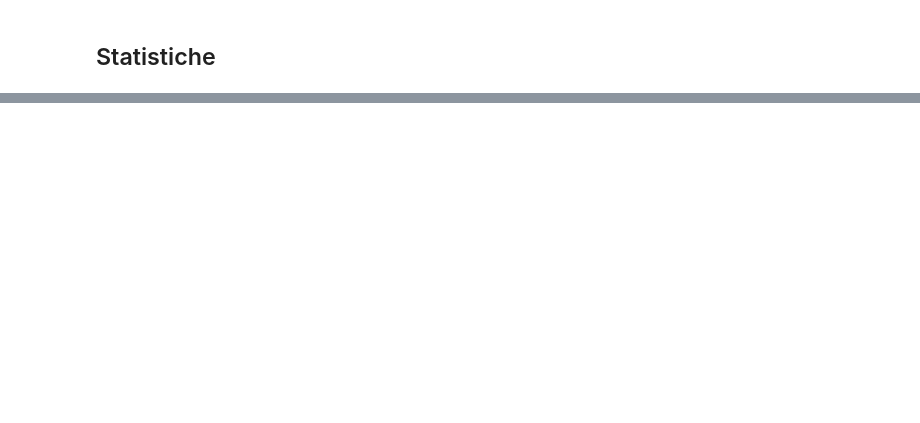
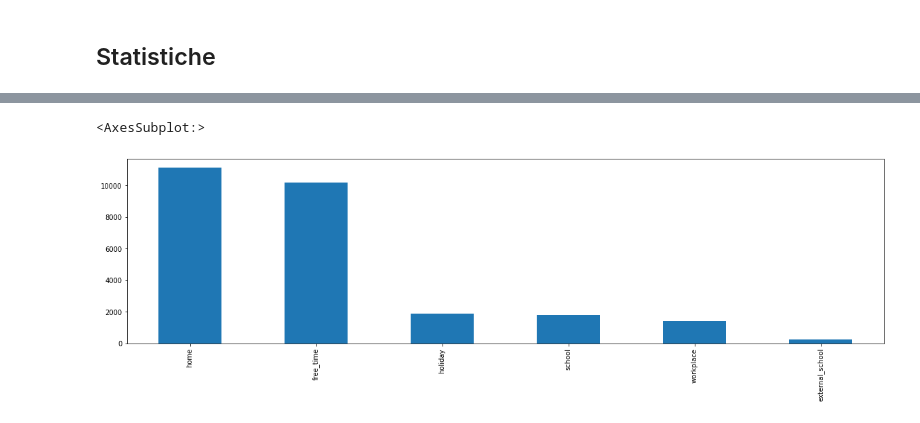
Before and after one commit to CriptHunter/tesi, a Jupyter notebook: Mobile_CARS/MDF_dataset.ipynb, the cells around one changed output, grey strips where cells are left out. Drawn from its saved outputs; the diff is of its cells as text; code cells hidden in the pictures; blank space fills up the shorter version.

Commit message:
merged place_type label

```diff
--- a/Mobile_CARS/MDF_dataset.ipynb
+++ b/Mobile_CARS/MDF_dataset.ipynb
@@ -144,3 +143,10 @@ df.to_csv('MDF_final.csv', index=False)
+# %%
+df.loc[df['place_type'].isin(['restaurant', 'bar', 'cafe', 'food']), 'place_type'] = 'food_and_drink'
+df.loc[df['place_type'].isin(['route', 'street', 'park', 'tourist_attraction']), 'place_type'] = 'outdoors'
+df.loc[df['place_type'].isin(['transit_station', 'bus_station', 'taxi_stand']), 'place_type'] = 'public_transport_station'
+df.loc[df['place_type'].isin(['supermarket', 'home_goods', 'bakery', 'shopping_mall', 'library', 'book_store', 'florist']), 'place_type'] = 'store'
+df.loc[df['place_type'].isin(['health', 'doctor']), 'place_type'] = 'health'
+df.loc[df['place_type'].isin(['finance', 'gas_station', 'general_contractor', 'bank', 'premise', 'lawyer', 'insurance_agency', 'hair_care', 'city_hall', 'plumber', 'pharmacy', 'police', 'veterinary', 'laundry', 'place_of_worship', 'university', 'moving_company', 'post_office', 'car_repair', 'real_estate_agency', 'painter', 'car_wash', 'local_government_office', 'beauty_salon', 'electrician', 'car_rental', 'funeral_home', 'fire_station', 'travel_agency']), 'place_type'] = 'service'
 # %% [markdown]
 ## Statistiche
 # %%
@@ -149,0 +164,5 @@ df['category'].value_counts().plot.bar(figsize=(20,5))
+# %%
+df['label'].value_counts().plot.bar(figsize=(20,5))
+# %% [output]
+<AxesSubplot:>
+[figure, added]
```
Also changed, not shown: parts of 7 cells of this notebook.
